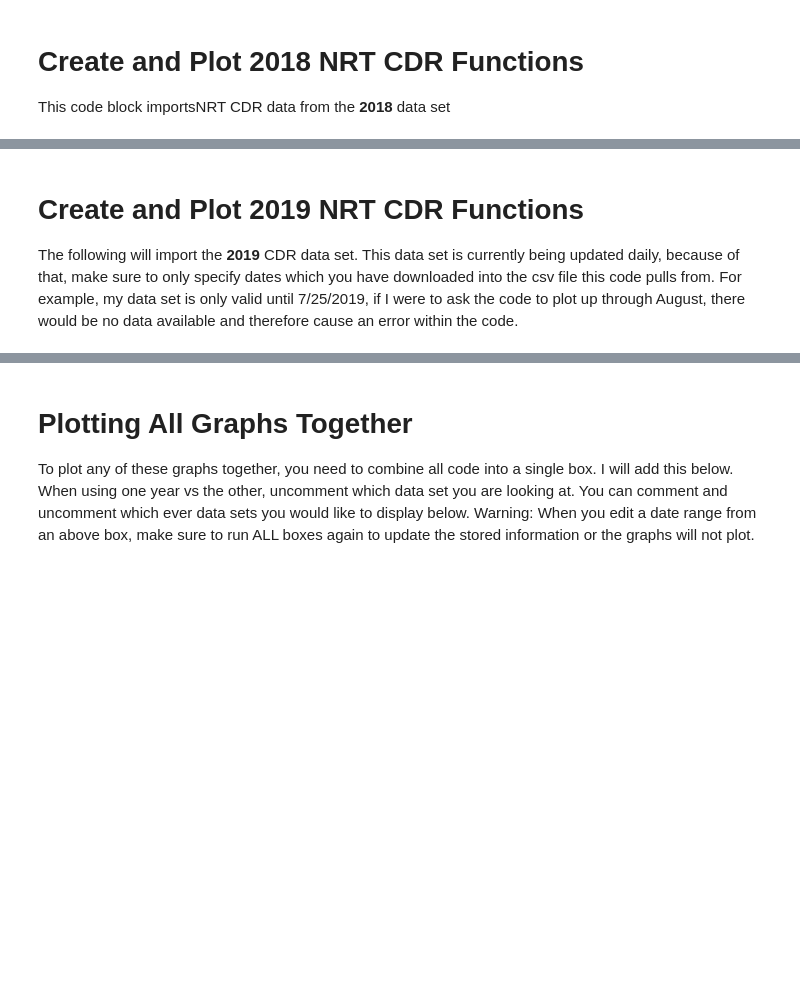
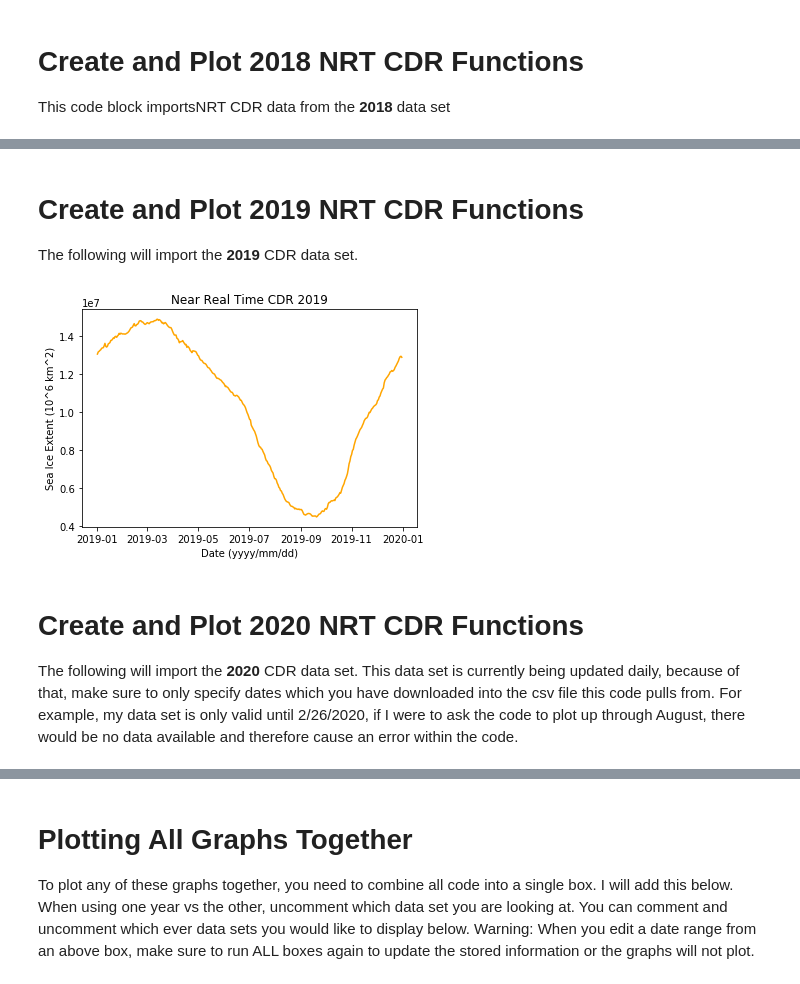
Before and after one commit to michaelavs/Daily-Arctic-Sea-Ice-Extent, a Jupyter notebook: Daily_Arctic_Sea_Ice_Extent.ipynb, the cells around one changed output, grey strips where cells are left out. Drawn from its saved outputs; the diff is of its cells as text; code cells hidden in the pictures; blank space fills up the shorter version.

```diff
--- a/Daily_Arctic_Sea_Ice_Extent.ipynb
+++ b/Daily_Arctic_Sea_Ice_Extent.ipynb
@@ -226,5 +229,48 @@ FileNotFoundError: [Errno 2] File b'index2018.csv' does not exist: b'index2018.c
+# %% [markdown]
+# Create and Plot 2019 NRT CDR Functions
+
+The following will import the **2019** CDR data set.
+# %%
+#Import and extract data
+cdr19=pd.read_csv("index2019.csv",parse_dates=True, nrows=365)
+cdr19['yyyymmdd'] = pd.to_datetime(cdr19['yyyymmdd'], infer_datetime_format=True)
+
+#################################################################################################################################
+#Read in csv file and extract date data
+cdr18= pd.read_csv("index2019.csv",parse_dates=True, nrows=365)
+cdr18['yyyymmdd'] = pd.to_datetime(cdr18['yyyymmdd'], infer_datetime_format=True)
+
+#################################################################################################################################
+def clip_cdr19(start,end):
+    '''
+ Allows you to specify a date range to analyze
+ Parameters
+ ----------
+ start : The start date as a string of the form mm/dd/yyyy
+ end: The end date as a string of the form mm/dd/yyyy
+ Returns
+ ----------
+ cdr19_clip: Returns a pandas data frame with the masie date clipped by the start and end dates specified.
+ '''
+    cdr19_clip=cdr19.loc[(cdr19['yyyymmdd'] >= start) & (cdr19['yyyymmdd'] < end)]
+    return cdr19_clip
+
+cdr19_date_range=clip_cdr19(start_date, end_date)
+
+#Uncomment next line to verify all dates have been read in correctly
+#print(cdr19_date_range)
+
+#################################################################################################################################
+#Plot functions
+
+plt.plot(cdr19_date_range['yyyymmdd'],cdr19_date_range['extent'],color='orange', label='NRT CDR 2019')
+plt.xlabel("Date (yyyy/mm/dd)")
+plt.ylabel("Sea Ice Extent (10^6 km^2)")
+plt.title("Near Real Time CDR 2019")
+plt.show()
+# %% [output]
+[figure, added]
 # %% [markdown]
-# Create and Plot 2019 NRT CDR Functions
-
-The following will import the **2019** CDR data set. This data set is currently being updated daily, because of that, make sure to only specify dates which you have downloaded into the csv file this code pulls from. For example, my data set is only valid until 7/25/2019, if I were to ask the code to plot up through August, there would be no data available and therefore cause an error within the code.
+# Create and Plot 2020 NRT CDR Functions
+The following will import the **2020** CDR data set. This data set is currently being updated daily, because of that, make sure to only specify dates which you have downloaded into the csv file this code pulls from. For example, my data set is only valid until 2/26/2020, if I were to ask the code to plot up through August, there would be no data available and therefore cause an error within the code.
 # %%
```
Also changed, not shown: parts of 14 cells of this notebook.
